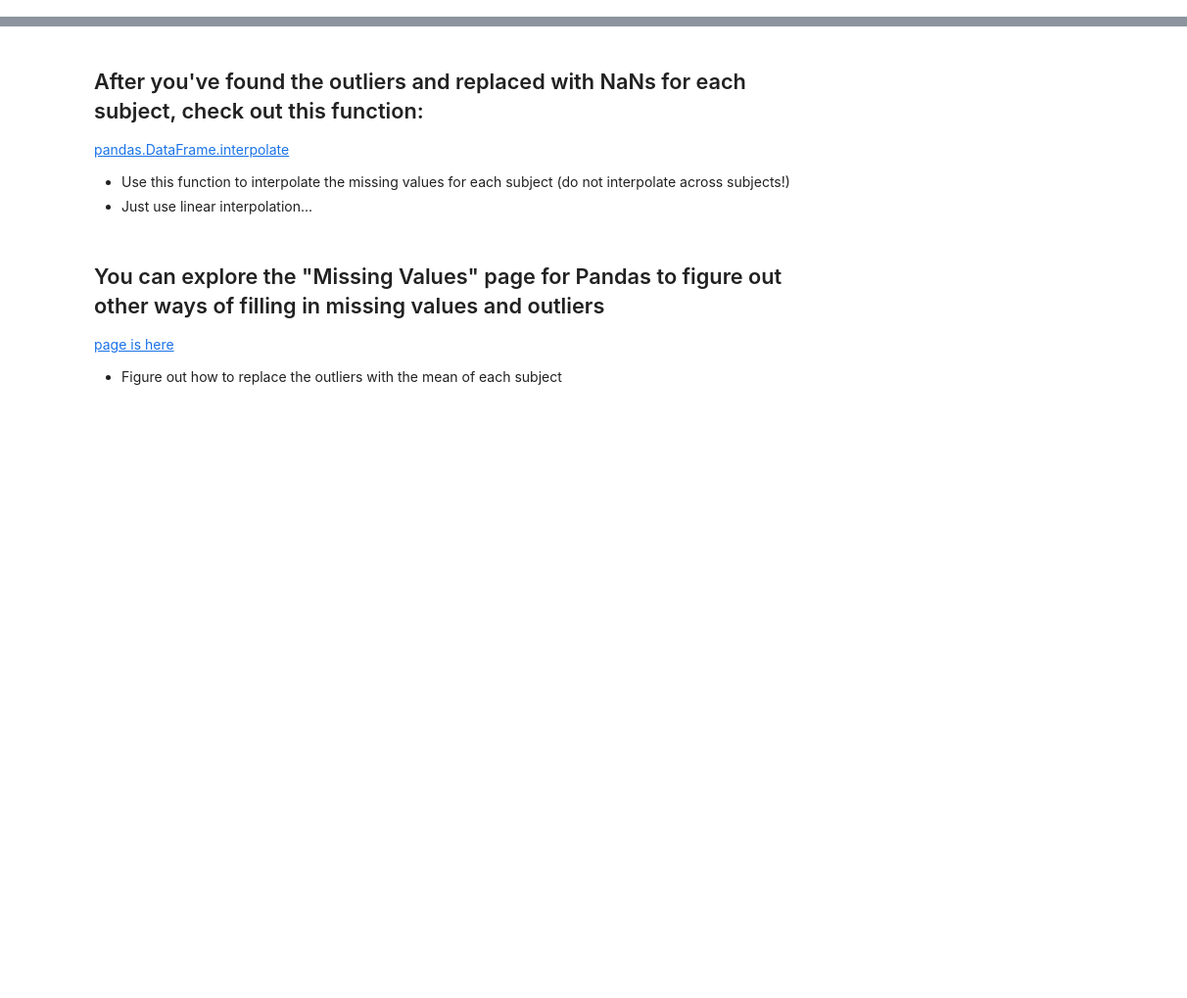
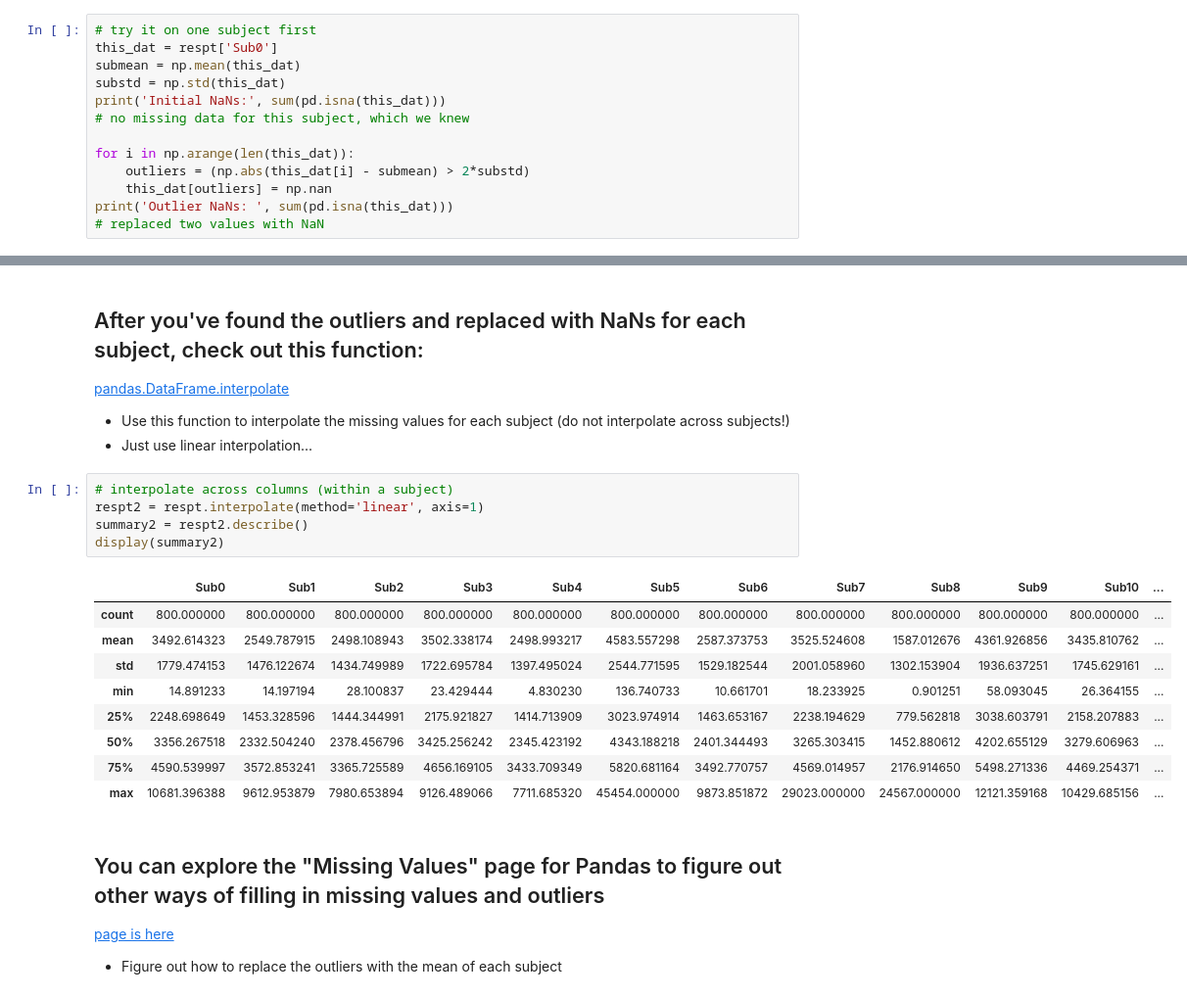
Before and after one commit to ollicamp/PSYC-NEU-231, a Jupyter notebook: Tutorial_052_InClassExercises.ipynb, the cells around one changed output, grey strips where cells are left out. Shown: that part at 98% size. Drawn from its saved outputs; the diff is of its cells as text; blank space fills up the shorter version.

```diff
--- a/Tutorial_052_InClassExercises.ipynb
+++ b/Tutorial_052_InClassExercises.ipynb
@@ -73,3 +75,16 @@ dtype: int64
 # %% [markdown]
 ## What about outliers? Lets define outliers here as > 2 * std away from the mean for each subject
 * After you've found the outliers for each subject, replace those values with a np.nan (NaN)
+# %%
+# try it on one subject first
+this_dat = respt['Sub0']
+submean = np.mean(this_dat)
+substd = np.std(this_dat)
+print('Initial NaNs:', sum(pd.isna(this_dat)))
+# no missing data for this subject, which we knew
+
+for i in np.arange(len(this_dat)):
+    outliers = (np.abs(this_dat[i] - submean) > 2*substd)
+    this_dat[outliers] = np.nan
+print('Outlier NaNs: ', sum(pd.isna(this_dat)))
+# replaced two values with NaN
@@ -130,6 +135,21 @@ dtype: int64
 
 * Use this function to interpolate the missing values for each subject (do not interpolate across subjects!)
 * Just use linear interpolation...
+# %%
+# interpolate across columns (within a subject)
+respt2 = respt.interpolate(method='linear', axis=1)
+summary2 = respt2.describe()
+display(summary2)
+# %% [output]
+|  | Sub0 | Sub1 | Sub2 | Sub3 | Sub4 | Sub5 | Sub6 | Sub7 | Sub8 | Sub9 | Sub10 | ... |
+| count | 800.000000 | 800.000000 | 800.000000 | 800.000000 | 800.000000 | 800.000000 | 800.000000 | 800.000000 | 800.000000 | 800.000000 | 800.000000 | ... |
+| mean | 3492.614323 | 2549.787915 | 2498.108943 | 3502.338174 | 2498.993217 | 4583.557298 | 2587.373753 | 3525.524608 | 1587.012676 | 4361.926856 | 3435.810762 | ... |
+| std | 1779.474153 | 1476.122674 | 1434.749989 | 1722.695784 | 1397.495024 | 2544.771595 | 1529.182544 | 2001.058960 | 1302.153904 | 1936.637251 | 1745.629161 | ... |
+| min | 14.891233 | 14.197194 | 28.100837 | 23.429444 | 4.830230 | 136.740733 | 10.661701 | 18.233925 | 0.901251 | 58.093045 | 26.364155 | ... |
+| 25% | 2248.698649 | 1453.328596 | 1444.344991 | 2175.921827 | 1414.713909 | 3023.974914 | 1463.653167 | 2238.194629 | 779.562818 | 3038.603791 | 2158.207883 | ... |
+| 50% | 3356.267518 | 2332.504240 | 2378.456796 | 3425.256242 | 2345.423192 | 4343.188218 | 2401.344493 | 3265.303415 | 1452.880612 | 4202.655129 | 3279.606963 | ... |
+| 75% | 4590.539997 | 3572.853241 | 3365.725589 | 4656.169105 | 3433.709349 | 5820.681164 | 3492.770757 | 4569.014957 | 2176.914650 | 5498.271336 | 4469.254371 | ... |
+| max | 10681.396388 | 9612.953879 | 7980.653894 | 9126.489066 | 7711.685320 | 45454.000000 | 9873.851872 | 29023.000000 | 24567.000000 | 12121.359168 | 10429.685156 | ... |
 # %% [markdown]
 ## You can explore the "Missing Values" page for Pandas to figure out other ways of filling in missing values and outliers
 
```
Also changed, not shown: parts of 8 cells of this notebook, 4 other files.
